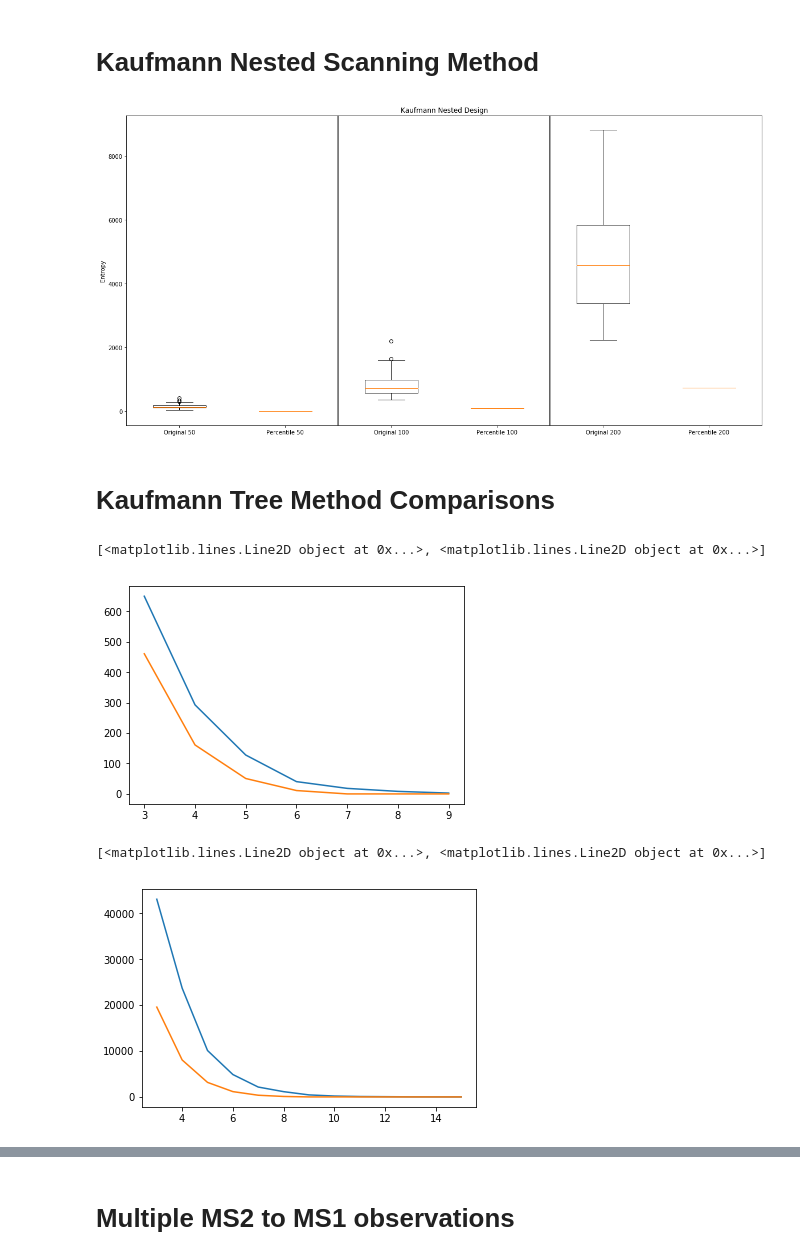
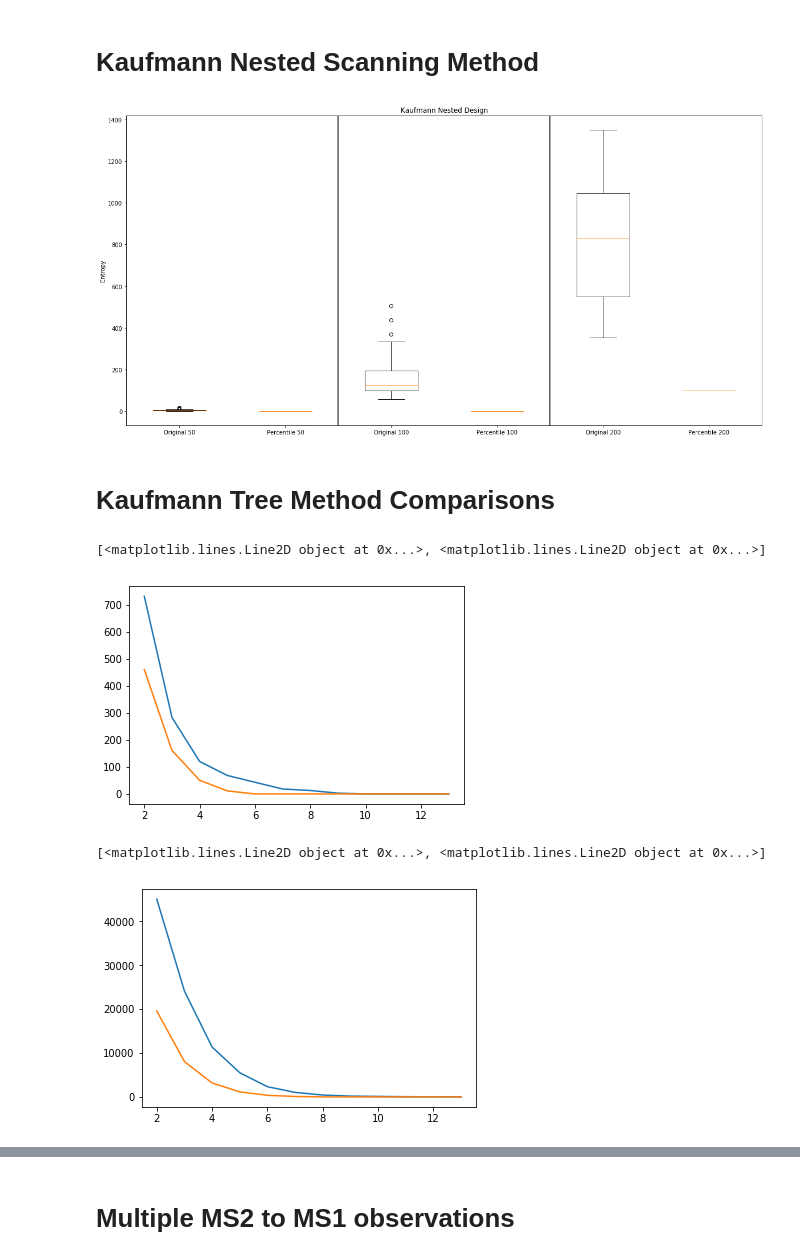
Before and after one commit to sdrogers/clms, a Jupyter notebook: Simulator/notebooks/Vinny_Test.ipynb, the cells around one changed output, grey strips where cells are left out. Drawn from its saved outputs; the diff is of its cells as text; code cells hidden in the pictures.

Commit message:
Streamline DIA code and added intensity noise to Noisy_Peak

```diff
--- a/Simulator/notebooks/Vinny_Test.ipynb
+++ b/Simulator/notebooks/Vinny_Test.ipynb
@@ -129,6 +132,4 @@ for i in range(0,100):
 # %%
-test_result_nested = [test1_result_nested,test2_result_nested,test3_result_nested,test4_result_nested,test5_result_nested,test6_result_nested]
-
 plt.figure(figsize=(20,10))
 plt.axvline(x=2.5,color='k')
 plt.axvline(x=4.5,color='k')
@@ -138,25 +139,25 @@ plt.title("Kaufmann Nested Design")
 plt.xticks([1,2,3,4,5,6],["Original 50","Percentile 50","Original 100","Percentile 100","Original 200","Percentile 200"])
 plt.show()
 # %% [output]
-[figure, old version]
+[figure, new version]
 # %% [markdown]
 # Kaufmann Tree Method Comparisons
 # %%
-Data_test3=Sample_Dataset('../../../beer_data/peak_sampler_4_beers.p',20,1)
-num_extra_bins=1
-test1=Dia_Kaufmann(Data_test3,64,"even","tree",extra_bins=num_extra_bins)
-test2=Dia_Kaufmann(Data_test3,64,"percentile","tree",extra_bins=num_extra_bins)
-plt.plot(range(3,9+num_extra_bins), test1.entropy(2)[0][2:],range(3,9+num_extra_bins), test2.entropy(2)[0][2:])
+Data_test=Sample_Dataset('../../../beer_data/peak_sampler_4_beers.p',20,1)
+num_extra_bins=7
+entropy1 = Entropy_List(Data_test,2,0,"kaufmann","even","tree",extra_bins=num_extra_bins)
+entropy2 = Entropy_List(Data_test,2,0,"kaufmann","percentile","tree",extra_bins=num_extra_bins)
+plt.plot(range(entropy1.start_subsample_scans,entropy1.end_subsample_scans), entropy1.entropy,range(entropy2.start_subsample_scans,entropy2.end_subsample_scans), entropy2.entropy)
 # %% [output]
 [<matplotlib.lines.Line2D object at 0x...>, <matplotlib.lines.Line2D object at 0x...>]
-[figure, old version]
+[figure, new version]
 # %%
-Data_test3=Sample_Dataset('../../../beer_data/peak_sampler_4_beers.p',100,1)
+Data_test=Sample_Dataset('../../../beer_data/peak_sampler_4_beers.p',100,1)
 num_extra_bins=7
-test1=Dia_Kaufmann(Data_test3,64,"even","tree",extra_bins=num_extra_bins)
-test2=Dia_Kaufmann(Data_test3,64,"percentile","tree",extra_bins=num_extra_bins)
-plt.plot(range(3,9+num_extra_bins), test1.entropy(2)[0][2:],range(3,9+num_extra_bins), test2.entropy(2)[0][2:])
+entropy1 = Entropy_List(Data_test,2,0,"kaufmann","even","tree",extra_bins=num_extra_bins)
+entropy2 = Entropy_List(Data_test,2,0,"kaufmann","percentile","tree",extra_bins=num_extra_bins)
+plt.plot(range(entropy1.start_subsample_scans,entropy1.end_subsample_scans), entropy1.entropy,range(entropy2.start_subsample_scans,entropy2.end_subsample_scans), entropy2.entropy)
 # %% [output]
 [<matplotlib.lines.Line2D object at 0x...>, <matplotlib.lines.Line2D object at 0x...>]
-[figure, old version]
+[figure, new version]
 # %%
```
Also changed, not shown: parts of 56 cells of this notebook, 5 other files.
